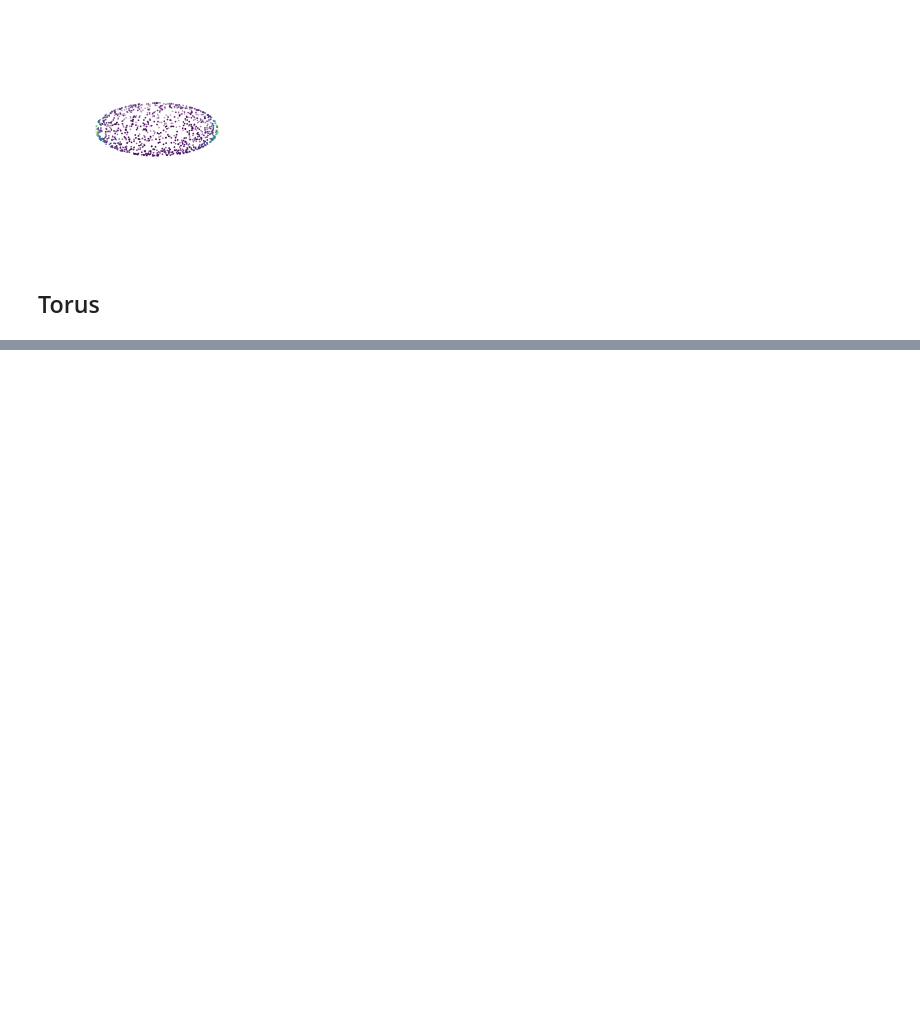
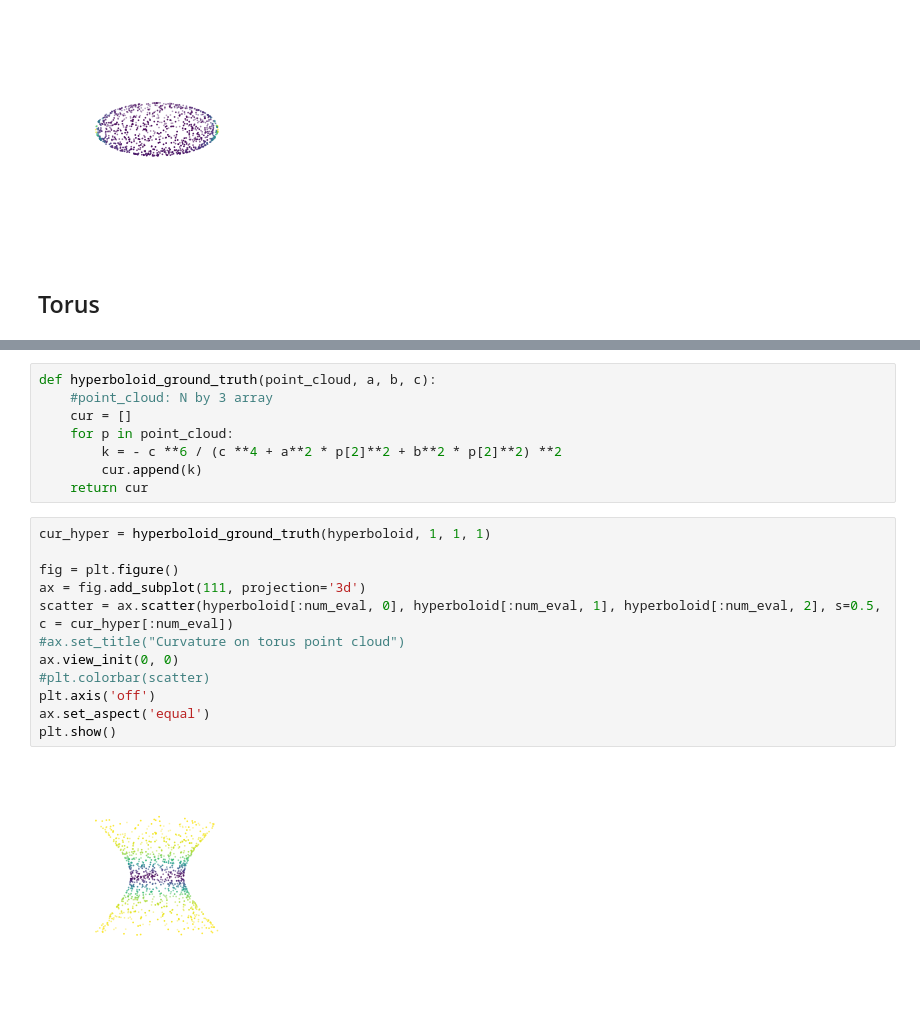
Before and after one commit to ZhangKaly/Principal-Curvature, a Jupyter notebook: notebooks/3.1-kz-ground-truth.ipynb, the cells around one changed output, grey strips where cells are left out. Saved outputs shown, nothing was run; the diff lists cells and outputs as text; blank space fills up the shorter version.

Commit message:
ground truth curvature from cartesian coord

```diff
--- a/notebooks/3.1-kz-ground-truth.ipynb
+++ b/notebooks/3.1-kz-ground-truth.ipynb
@@ -108,0 +137,22 @@ plt.show()
+# %%
+def hyperboloid_ground_truth(point_cloud, a, b, c):
+    #point_cloud: N by 3 array
+    cur = []
+    for p in point_cloud:
+        k = - c **6 / (c **4 + a**2 * p[2]**2 + b**2 * p[2]**2) **2
+        cur.append(k)
+    return cur
+# %%
+cur_hyper = hyperboloid_ground_truth(hyperboloid, 1, 1, 1)
+
+fig = plt.figure()
+ax = fig.add_subplot(111, projection='3d')
+scatter = ax.scatter(hyperboloid[:num_eval, 0], hyperboloid[:num_eval, 1], hyperboloid[:num_eval, 2], s=0.5, c = cur_hyper[:num_eval])
+#ax.set_title("Curvature on torus point cloud")
+ax.view_init(0, 0)
+#plt.colorbar(scatter)
+plt.axis('off')
+ax.set_aspect('equal')
+plt.show()
+# %% [output]
+[figure, added]
```
Also changed, not shown: parts of 3 cells of this notebook.
